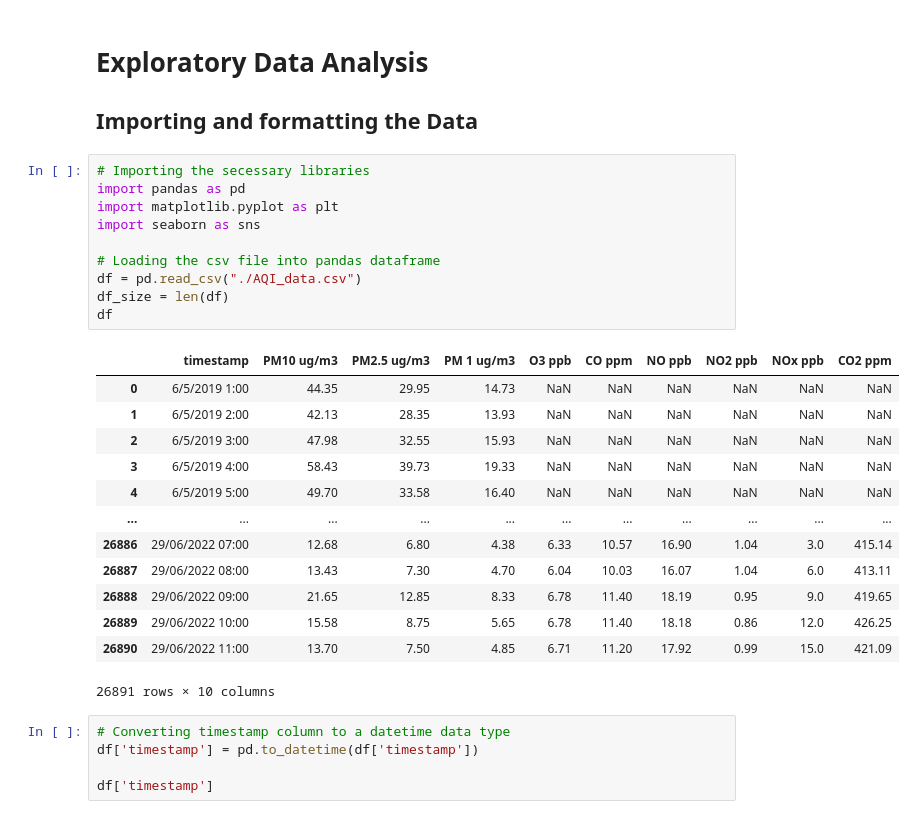
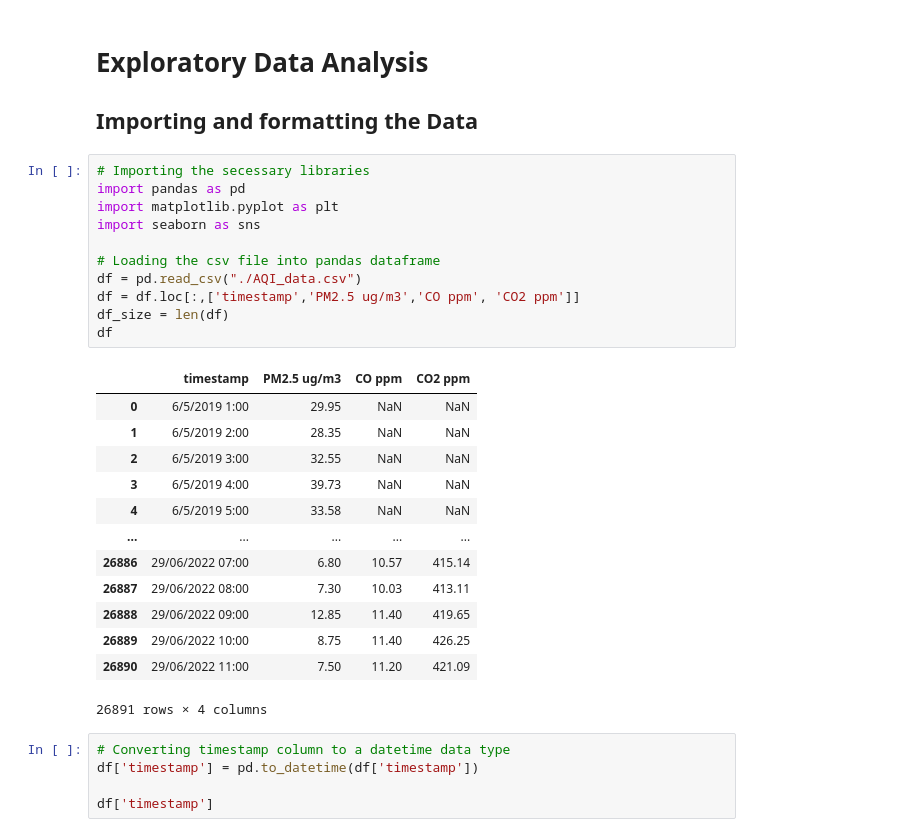
Before and after one commit to sid56rajawat/AQI-Monitoring-and-Prediction, a Jupyter notebook: EDA.ipynb, the cells around one changed output. Cells and saved outputs as stored; diff of their text form.

```diff
--- a/EDA.ipynb
+++ b/EDA.ipynb
@@ -5,27 +5,28 @@
 # %%
 # Importing the secessary libraries
 import pandas as pd
 import matplotlib.pyplot as plt
 import seaborn as sns
 
 # Loading the csv file into pandas dataframe
 df = pd.read_csv("./AQI_data.csv")
+df = df.loc[:,['timestamp','PM2.5 ug/m3','CO ppm', 'CO2 ppm']]
 df_size = len(df)
 df
 # %% [output]
-|  | timestamp | PM10 ug/m3 | PM2.5 ug/m3 | PM 1 ug/m3 | O3 ppb | CO ppm | NO ppb | NO2 ppb | NOx ppb | CO2 ppm |
-| 0 | 6/5/2019 1:00 | 44.35 | 29.95 | 14.73 | NaN | NaN | NaN | NaN | NaN | NaN |
-| 1 | 6/5/2019 2:00 | 42.13 | 28.35 | 13.93 | NaN | NaN | NaN | NaN | NaN | NaN |
-| 2 | 6/5/2019 3:00 | 47.98 | 32.55 | 15.93 | NaN | NaN | NaN | NaN | NaN | NaN |
-| 3 | 6/5/2019 4:00 | 58.43 | 39.73 | 19.33 | NaN | NaN | NaN | NaN | NaN | NaN |
-| 4 | 6/5/2019 5:00 | 49.70 | 33.58 | 16.40 | NaN | NaN | NaN | NaN | NaN | NaN |
-| ... | ... | ... | ... | ... | ... | ... | ... | ... | ... | ... |
-| 26886 | 29/06/2022 07:00 | 12.68 | 6.80 | 4.38 | 6.33 | 10.57 | 16.90 | 1.04 | 3.0 | 415.14 |
-| 26887 | 29/06/2022 08:00 | 13.43 | 7.30 | 4.70 | 6.04 | 10.03 | 16.07 | 1.04 | 6.0 | 413.11 |
-| 26888 | 29/06/2022 09:00 | 21.65 | 12.85 | 8.33 | 6.78 | 11.40 | 18.19 | 0.95 | 9.0 | 419.65 |
-| 26889 | 29/06/2022 10:00 | 15.58 | 8.75 | 5.65 | 6.78 | 11.40 | 18.18 | 0.86 | 12.0 | 426.25 |
-| 26890 | 29/06/2022 11:00 | 13.70 | 7.50 | 4.85 | 6.71 | 11.20 | 17.92 | 0.99 | 15.0 | 421.09 |
+|  | timestamp | PM2.5 ug/m3 | CO ppm | CO2 ppm |
+| 0 | 6/5/2019 1:00 | 29.95 | NaN | NaN |
+| 1 | 6/5/2019 2:00 | 28.35 | NaN | NaN |
+| 2 | 6/5/2019 3:00 | 32.55 | NaN | NaN |
+| 3 | 6/5/2019 4:00 | 39.73 | NaN | NaN |
+| 4 | 6/5/2019 5:00 | 33.58 | NaN | NaN |
+| ... | ... | ... | ... | ... |
+| 26886 | 29/06/2022 07:00 | 6.80 | 10.57 | 415.14 |
+| 26887 | 29/06/2022 08:00 | 7.30 | 10.03 | 413.11 |
+| 26888 | 29/06/2022 09:00 | 12.85 | 11.40 | 419.65 |
+| 26889 | 29/06/2022 10:00 | 8.75 | 11.40 | 426.25 |
+| 26890 | 29/06/2022 11:00 | 7.50 | 11.20 | 421.09 |
-26891 rows × 10 columns
+26891 rows × 4 columns
 # %%
 # Converting timestamp column to a datetime data type
 df['timestamp'] = pd.to_datetime(df['timestamp'])
```
Also changed, not shown: parts of 15 cells of this notebook, 1 other file.
